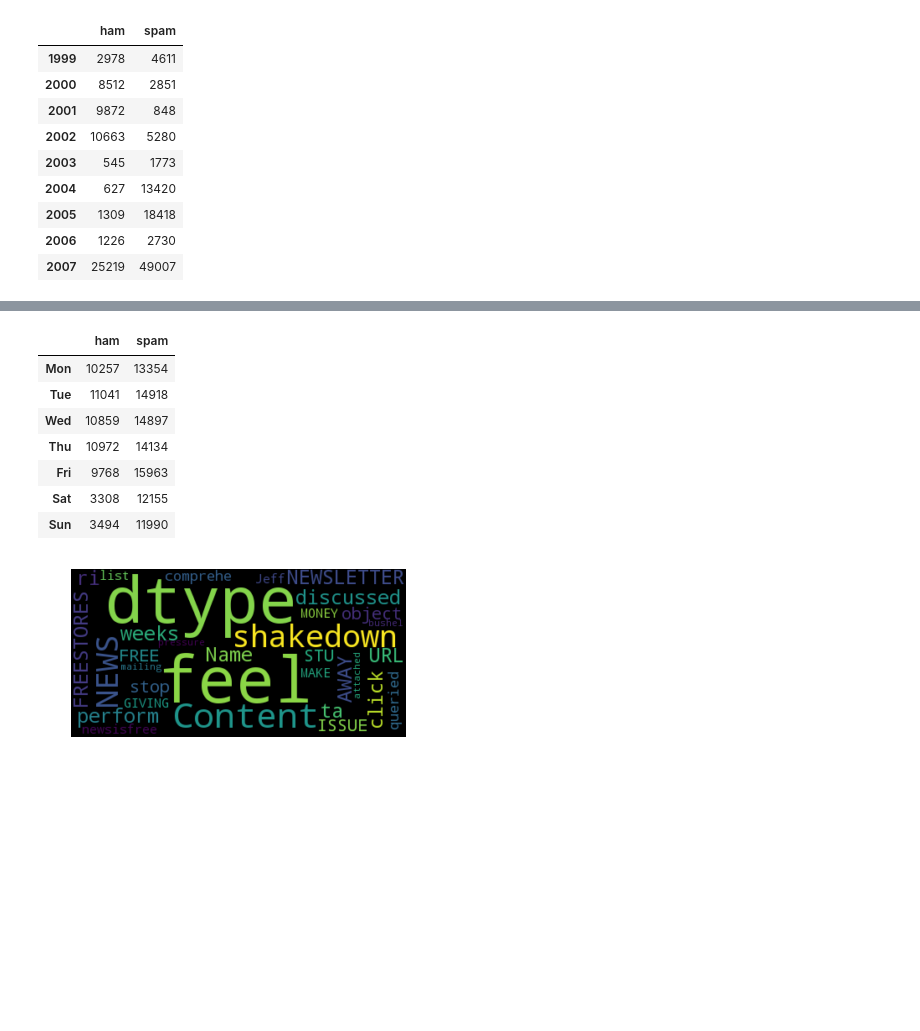
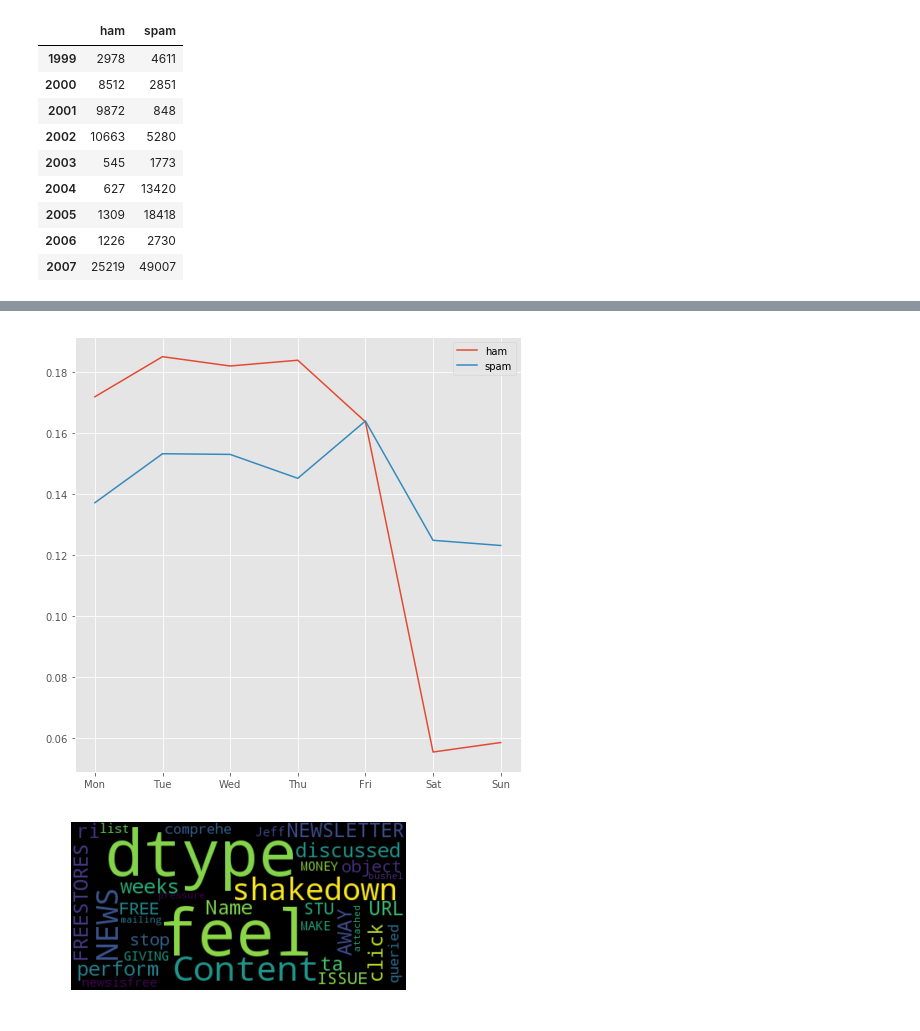
Before and after one commit to aenni0409/208-final-project-kapa, a Jupyter notebook: STA208_Project_Anita_Analysis.ipynb, the cells around one changed output, grey strips where cells are left out. Drawn from its saved outputs; the diff is of its cells as text; code cells hidden in the pictures; blank space fills up the shorter version.

```diff
--- a/STA208_Project_Anita_Analysis.ipynb
+++ b/STA208_Project_Anita_Analysis.ipynb
@@ -96,18 +76,16 @@ plt.show()
 # %%
 wd_count = []
 wd  = ['Mon','Tue','Wed','Thu','Fri','Sat','Sun']
 for i in wd :
           c=collections.Counter(data[data['Weekday']==i]['Classification'])
           wd_count.append(c)
-wd_count = pd.DataFrame(wd_count,index=wd)
+wd_count = pd.DataFrame(wd_count,index=range(7))
 
-wd_count
+fig = plt.figure(figsize=[8,8])
+line1, = plt.plot(wd_count['ham']/sum(wd_count['ham']), label='ham')
+line2, = plt.plot(wd_count['spam']/sum(wd_count['spam']), label='spam')
+plt.xticks(range(7),wd)
+plt.legend()
+plt.show()
 # %% [output]
-|  | ham | spam |
-| Mon | 10257 | 13354 |
-| Tue | 11041 | 14918 |
-| Wed | 10859 | 14897 |
-| Thu | 10972 | 14134 |
-| Fri | 9768 | 15963 |
-| Sat | 3308 | 12155 |
-| Sun | 3494 | 11990 |
+[figure, added]
```
Also changed, not shown: parts of 4 cells of this notebook.
